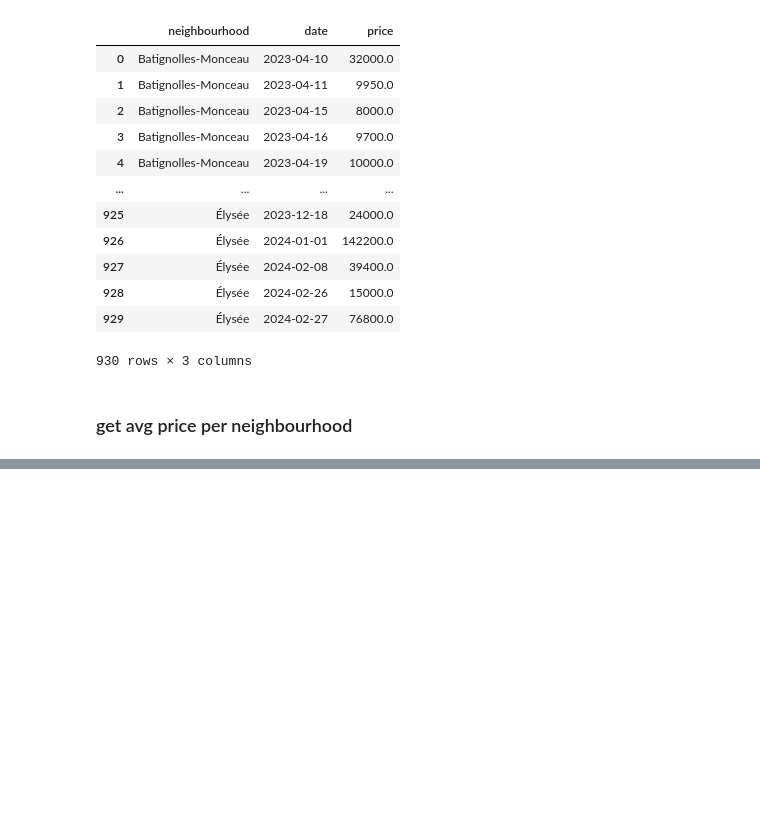
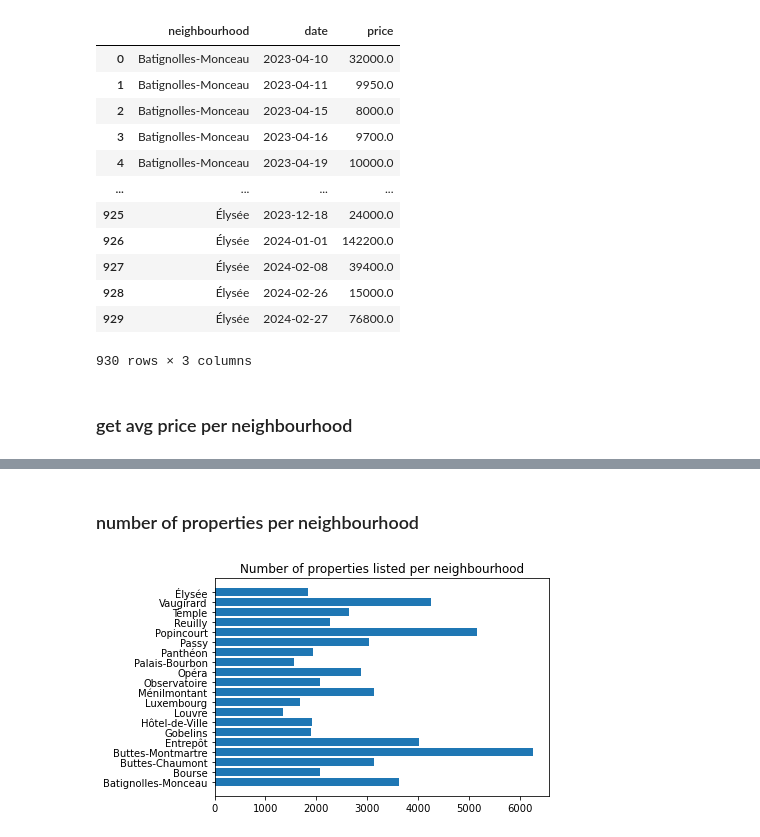
Before and after one commit to Beatles-without-tea/data_visualisation, a Jupyter notebook: data_modify.ipynb, the cells around one changed output, grey strips where cells are left out. Saved outputs shown, nothing was run; the diff lists cells and outputs as text; code cells hidden in the pictures; blank space fills up the shorter version.

```diff
--- a/data_modify.ipynb
+++ b/data_modify.ipynb
@@ -93,0 +107,9 @@ m.save('templates/map.html')
+# %%
+def clean_and_convert(string):
+    # remove commas and dollar signs
+    string = string.replace(',', '').replace('$', '')
+
+    # convert to float
+    number = float(string)
+
+    return number
@@ -93,0 +304,15 @@ m.save('templates/map.html')
+# %% [markdown]
+### number of properties per neighbourhood
+# %%
+ext_listings = pd.read_csv('data/listings_ext.csv')
+# %%
+ext_listings['price'] = ext_listings.price.apply(clean_and_convert)
+# %%
+counts = ext_listings.groupby('neighbourhood_cleansed').count()['id']
+# %%
+plt.title('Number of properties listed per neighbourhood')
+plt.barh(counts.index, counts.values)
+plt.savefig('static/numberListed.png', bbox_inches='tight')
+plt.show()
+# %% [output]
+[figure, added]
```
Also changed, not shown: parts of 21 cells of this notebook, 14 other files.
